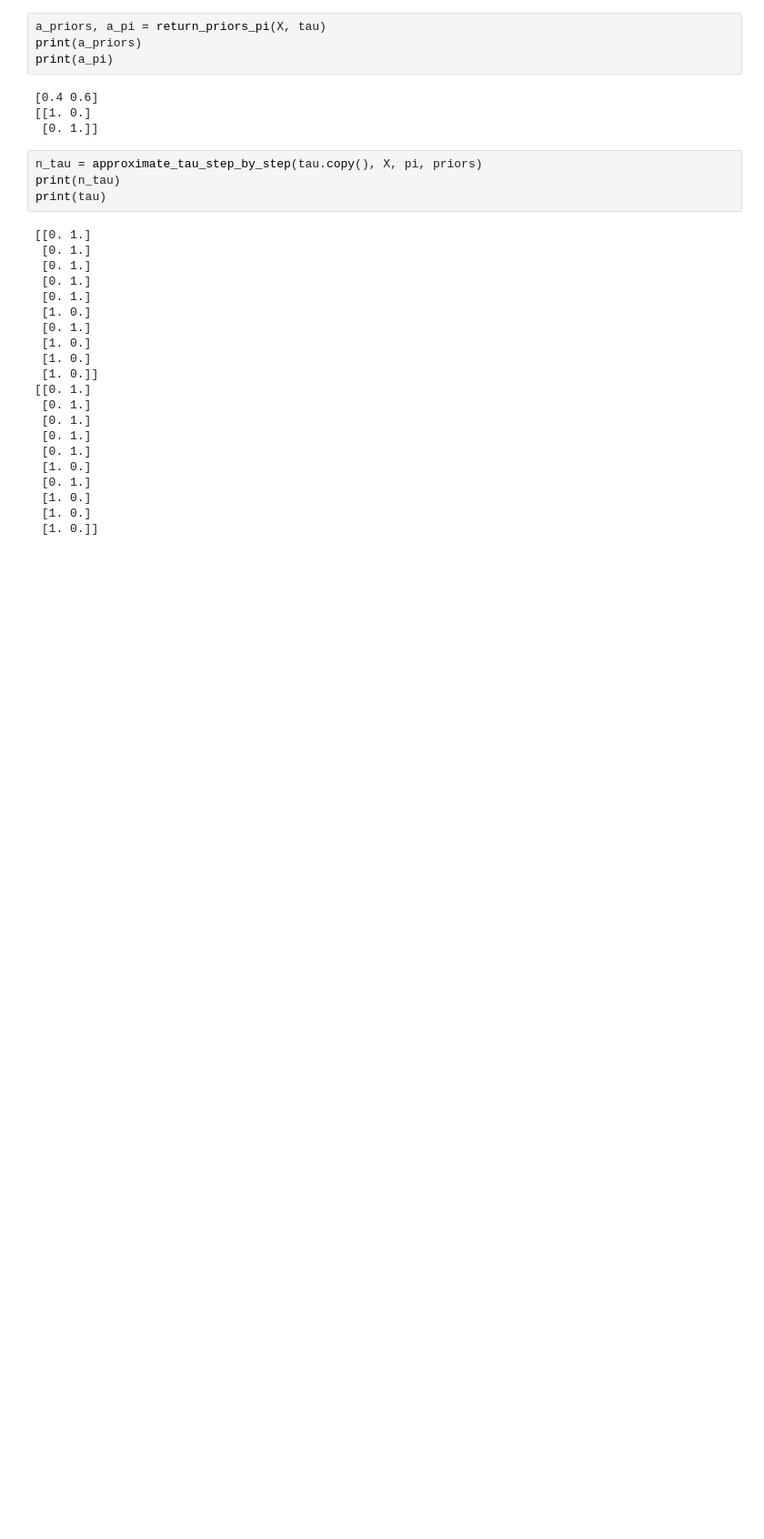
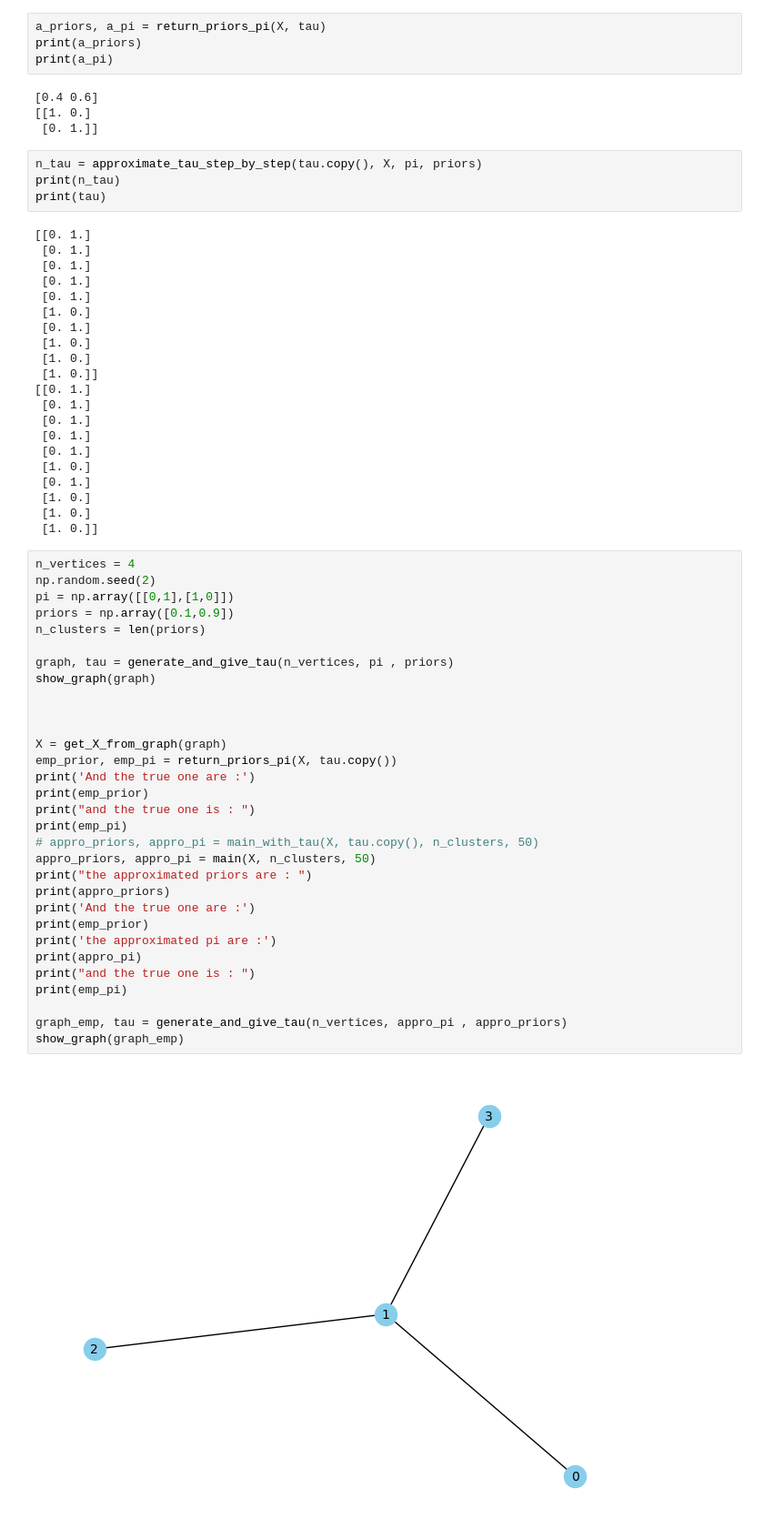
Before and after one commit to ElSacho/Mixture4graph, a Jupyter notebook: mainNew.ipynb, the cells around one changed output. Shown at 91% size. Saved outputs shown, nothing was run; the diff lists cells and outputs as text; blank space fills up the shorter version.

```diff
--- a/mainNew.ipynb
+++ b/mainNew.ipynb
@@ -359,3 +401,36 @@ print(tau)
  [1. 0.]
  [1. 0.]
  [1. 0.]]
+# %%
+n_vertices = 4
+np.random.seed(2)
+pi = np.array([[0,1],[1,0]])
+priors = np.array([0.1,0.9])
+n_clusters = len(priors)
+
+graph, tau = generate_and_give_tau(n_vertices, pi , priors)
+show_graph(graph)
+
+
+
+X = get_X_from_graph(graph)
+emp_prior, emp_pi = return_priors_pi(X, tau.copy())
+print('And the true one are :')
+print(emp_prior)
+print("and the true one is : ")
+print(emp_pi)
+# appro_priors, appro_pi = main_with_tau(X, tau.copy(), n_clusters, 50)
+appro_priors, appro_pi = main(X, n_clusters, 50)
+print("the approximated priors are : ")
+print(appro_priors)
+print('And the true one are :')
+print(emp_prior)
+print('the approximated pi are :')
+print(appro_pi)
+print("and the true one is : ")
+print(emp_pi)
+
+graph_emp, tau = generate_and_give_tau(n_vertices, appro_pi , appro_priors)
+show_graph(graph_emp)
+# %% [output]
+[figure, added]
```
Also changed, not shown: parts of 7 cells of this notebook, 2 other files.
